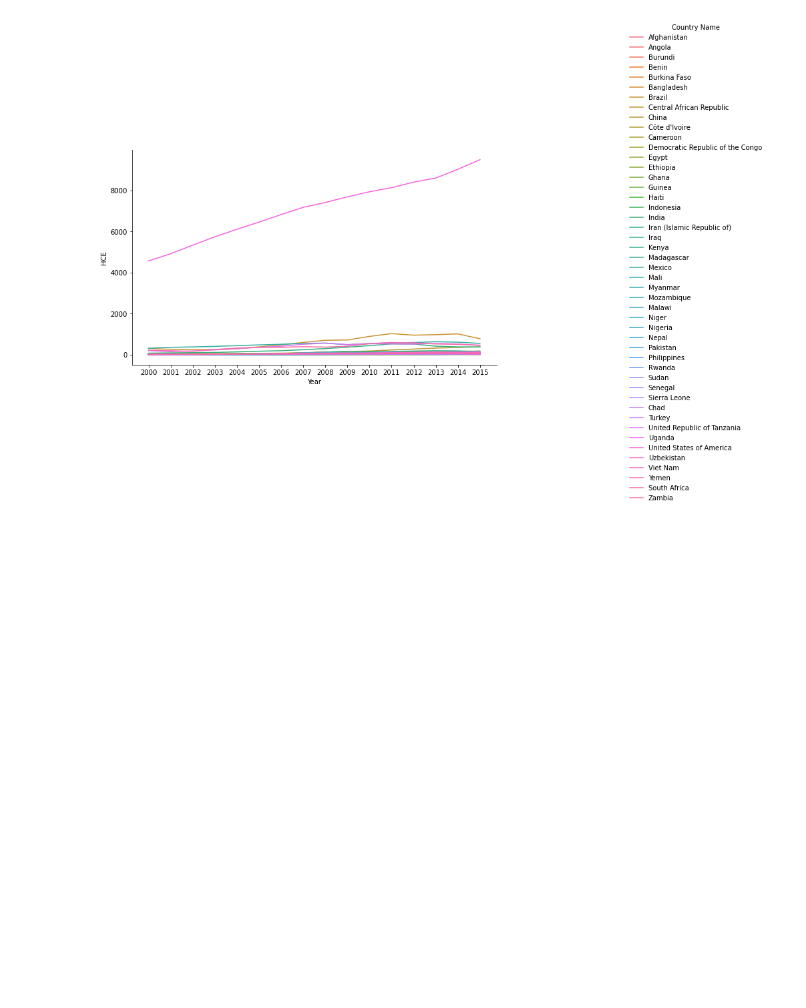
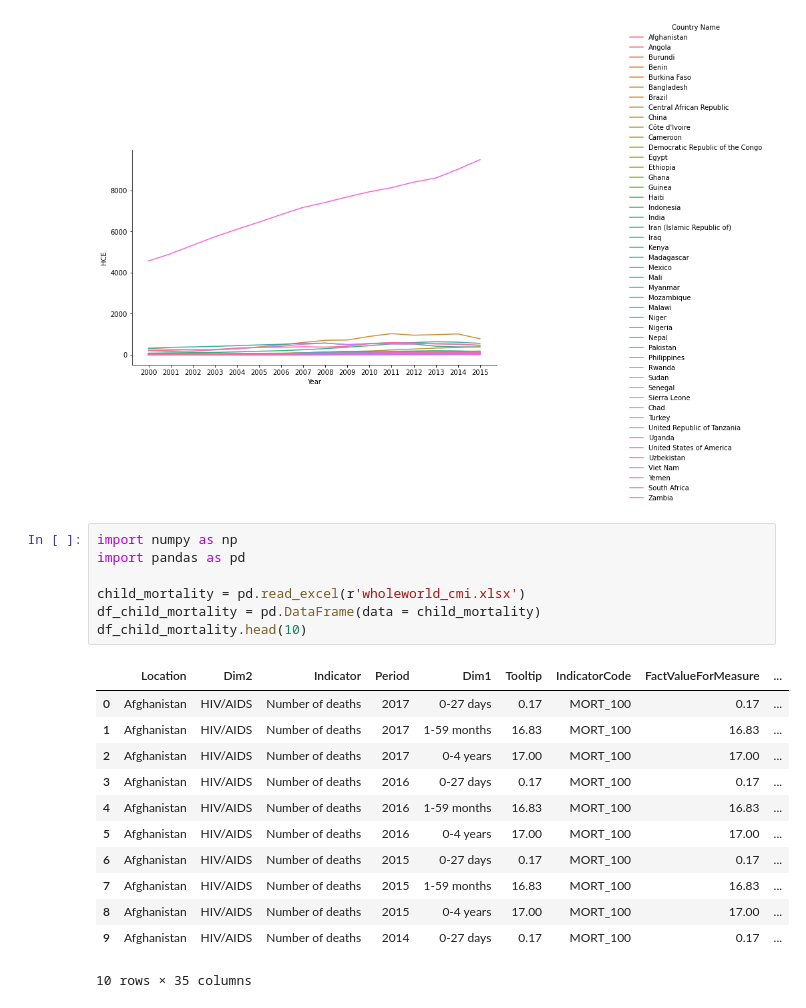
Before and after one commit to ITWSXInformatics/ChildMortalityInformationSystem, a Jupyter notebook: dataset_analysis/healthcare_expenditure/HealthCareExpend_Analysis.ipynb, the cells around one changed output. Drawn from its saved outputs; the diff is of its cells as text; blank space fills up the shorter version.

```diff
--- a/dataset_analysis/healthcare_expenditure/HealthCareExpend_Analysis.ipynb
+++ b/dataset_analysis/healthcare_expenditure/HealthCareExpend_Analysis.ipynb
@@ -113,3 +115,23 @@ g.fig.set_size_inches(15,5)
 plt.show()
 # %% [output]
 [figure]
+# %%
+import numpy as np
+import pandas as pd
+
+child_mortality = pd.read_excel(r'wholeworld_cmi.xlsx')
+df_child_mortality = pd.DataFrame(data = child_mortality)
+df_child_mortality.head(10)
+# %% [output]
+|  | Location | Dim2 | Indicator | Period | Dim1 | Tooltip | IndicatorCode | FactValueForMeasure | ... |
+| 0 | Afghanistan | HIV/AIDS | Number of deaths | 2017 | 0-27 days | 0.17 | MORT_100 | 0.17 | ... |
+| 1 | Afghanistan | HIV/AIDS | Number of deaths | 2017 | 1-59 months | 16.83 | MORT_100 | 16.83 | ... |
+| 2 | Afghanistan | HIV/AIDS | Number of deaths | 2017 | 0-4 years | 17.00 | MORT_100 | 17.00 | ... |
+| 3 | Afghanistan | HIV/AIDS | Number of deaths | 2016 | 0-27 days | 0.17 | MORT_100 | 0.17 | ... |
+| 4 | Afghanistan | HIV/AIDS | Number of deaths | 2016 | 1-59 months | 16.83 | MORT_100 | 16.83 | ... |
+| 5 | Afghanistan | HIV/AIDS | Number of deaths | 2016 | 0-4 years | 17.00 | MORT_100 | 17.00 | ... |
+| 6 | Afghanistan | HIV/AIDS | Number of deaths | 2015 | 0-27 days | 0.17 | MORT_100 | 0.17 | ... |
+| 7 | Afghanistan | HIV/AIDS | Number of deaths | 2015 | 1-59 months | 16.83 | MORT_100 | 16.83 | ... |
+| 8 | Afghanistan | HIV/AIDS | Number of deaths | 2015 | 0-4 years | 17.00 | MORT_100 | 17.00 | ... |
+| 9 | Afghanistan | HIV/AIDS | Number of deaths | 2014 | 0-27 days | 0.17 | MORT_100 | 0.17 | ... |
+10 rows × 35 columns
```
Also changed, not shown: parts of 19 cells of this notebook, 3 other files.
